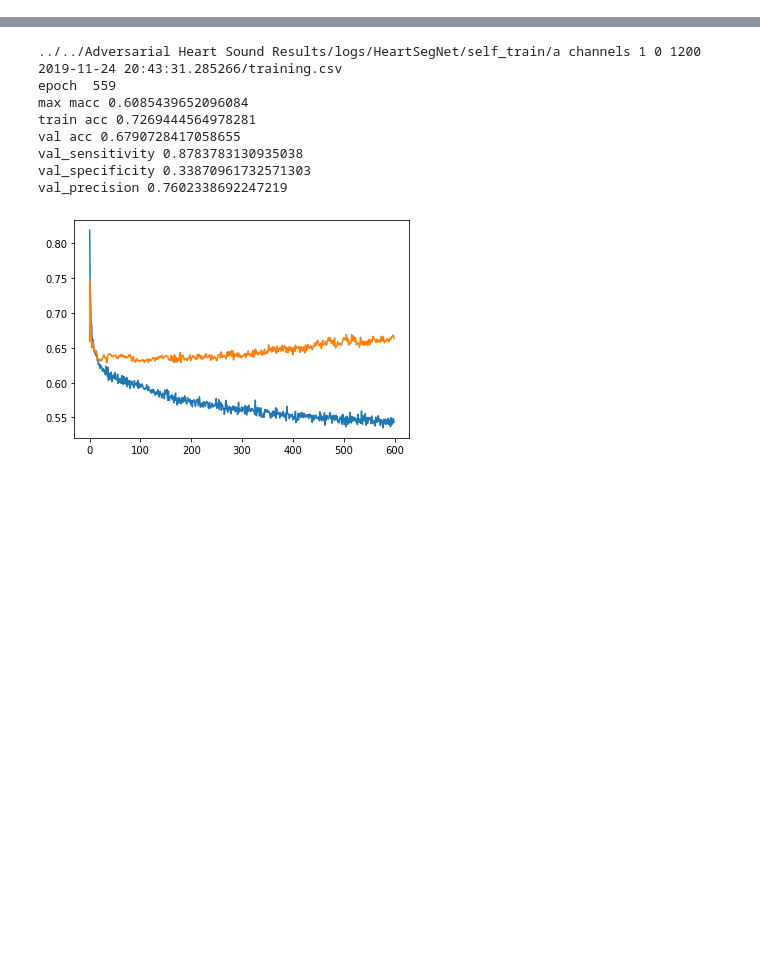
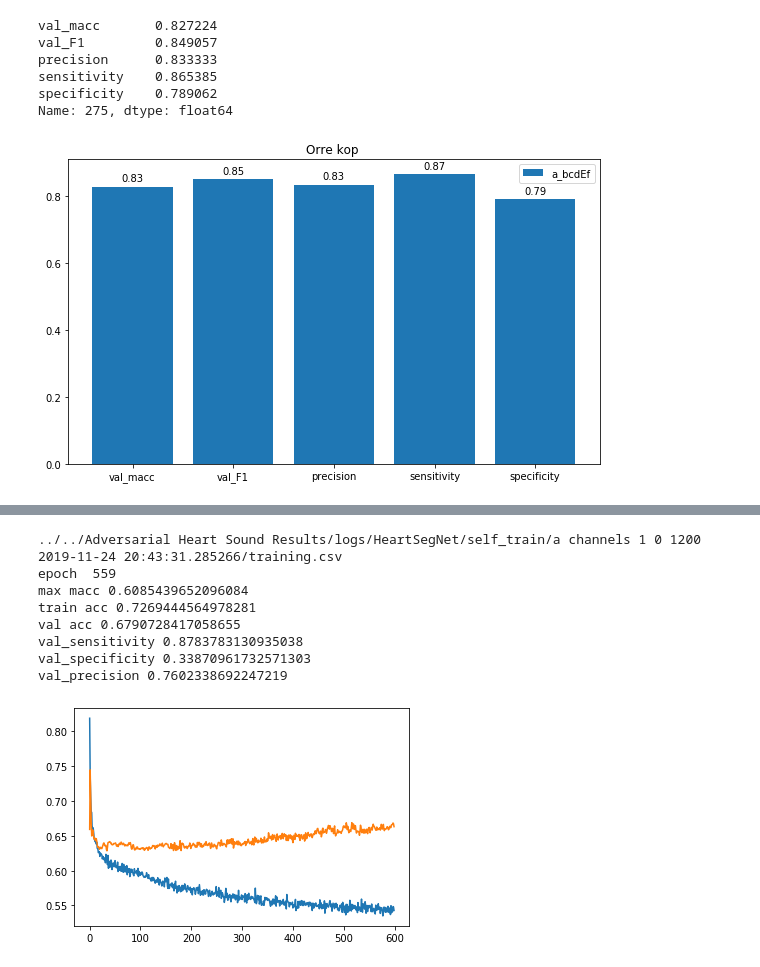
Before and after one commit to IstiaqAnsari/SpectNet, a Jupyter notebook: codes/result analysis .ipynb, the cells around one changed output, grey strips where cells are left out. Saved outputs shown, nothing was run; the diff lists cells and outputs as text; code cells hidden in the pictures; blank space fills up the shorter version.

Commit message:
result showing edited  key.

```diff
--- a/codes/result analysis .ipynb
+++ b/codes/result analysis .ipynb
@@ -62,7 +62,7 @@ class Results():
 """class to hold single Result"""
 class Result():
     def __init__(self,log,dann=False):
-        self.log_dir = '../../Adversarial Heart Sound Results/logs/'
+        self.log_dir = '../../Heartnet_Results/logs/'
         self.metrics = ['val_macc','val_F1','val_precision','val_sensitivity','val_specificity']
         self.log_name = log.split(' ')[0]
         if(dann):
@@ -73,6 +73,3 @@ class Result():
         self.df = pd.read_csv(self.log_dir+log+'/training.csv')
         self.df.sort_values(by=['val_macc','val_F1'],ascending=False,inplace = True)
         self.df = dict(self.df.iloc[0][self.metrics])
-# %%
-plot_number = 5
-np.arange(-(plot_number-1)/2,(plot_number-1)/2+1,1)
@@ -82,26 +122,25 @@ array([-2., -1.,  0.,  1.,  2.])
 class ResultsComparison():
     def __init__(self,logs,logs_dann=None):
         if(logs_dann is not None):
-            self.log_dir_dann = '../../Adversarial Heart Sound Results/logs/dann/'
-        self.log_dir = '../../Adversarial Heart Sound Results/logs/'
-        self.metrics = ['val_macc','val_F1','val_precision','val_sensitivity','val_specificity']
+            self.log_dir_dann = '../../Heartnet_Results/logs/dann/'
+        self.log_dir = '../../Heartnet_Results/logs/'
+        self.metrics = ['val_macc','val_F1','precision','sensitivity','specificity']
         self.logs = logs
         self.logs_dann = logs_dann
         self.data = []
         self.read()
     def read(self):
         self.data = [Result(l) for l in self.logs]
-        self.data = self.data+[Result(l,True) for l in self.logs_dann]
+        if(self.logs_dann is not None):
+            self.data = self.data+[Result(l,True) for l in self.logs_dann]
     def show(self,width = 0.35,figsize=(8,5)):
         x = np.arange(len(self.metrics))
-        print(x)
         fig, ax = plt.subplots(figsize=figsize)
         plot_number = len(self.data)
         width = .8/plot_number
         idx = np.arange(-(plot_number-1)/2,(plot_number-1)/2+1,1)
         for i,d in enumerate(self.data):
-            print(d.log_name)
-            labels = list(d.df.values())
+            labels = list(d.df.values)
             rect1 = ax.bar(x+idx[i]*width,labels,width,label=d.log_name)
             self.autolabel(rect1,ax)
             #self.autolabel(rect1,ax)
@@ -127,0 +171,11 @@ TypeError: 'NoneType' object is not iterable
+# %%
+res = ResultsComparison(['/media/mhealthra2/Data/heart_sound/Heartnet_Results/logs/gammatone_torch_layer/a_bcdEf 2020-03-03 17.26.20.732727'])
+res.show()
+# %% [output]
+val_macc       0.827224
+val_F1         0.849057
+precision      0.833333
+sensitivity    0.865385
+specificity    0.789062
+Name: 275, dtype: float64
+[figure, added]
```
Also changed, not shown: parts of 19 cells of this notebook, 6 other files.
